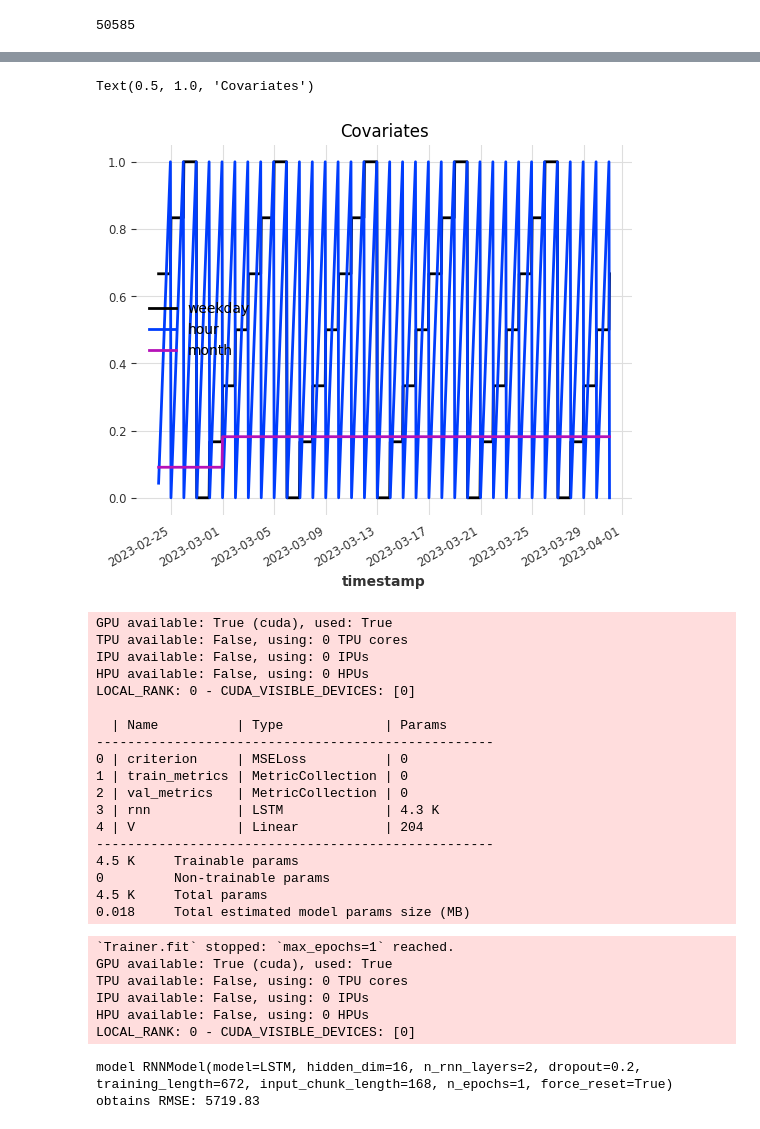
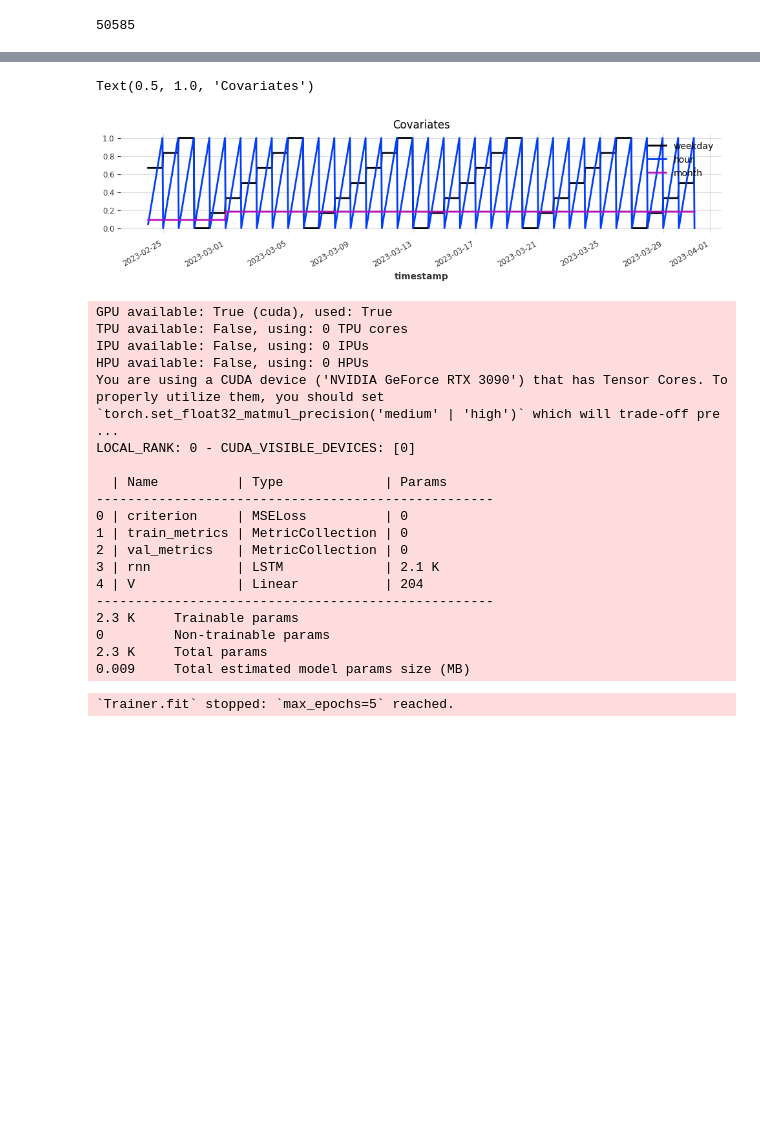
Before and after one commit to porscheofficial/sustainable-charging, a Jupyter notebook: time-series-model/notebooks/lstm_training.ipynb, the cells around one changed output, grey strips where cells are left out. Drawn from its saved outputs; the diff is of its cells as text; code cells hidden in the pictures; blank space fills up the shorter version.

Commit message:
Upload better lstm training and preliminary model

```diff
--- a/time-series-model/notebooks/lstm_training.ipynb
+++ b/time-series-model/notebooks/lstm_training.ipynb
@@ -57,7 +38,8 @@ data.set_index("timestamp", inplace=True)
 data = data[data.columns].astype(float)
 series = TimeSeries.from_dataframe(data, fill_missing_dates=True, fillna_value=0)
 
-#series = Scaler().fit_transform(series)
+data_scaler = Scaler()
+series = data_scaler.fit_transform(series)
 
 test_split = 0.15
 val_split=0.15
@@ -85,22 +67,22 @@ Text(0.5, 1.0, 'Data')
 # %%
 weekday = datetime_attribute_timeseries(series, attribute="weekday")
 month = datetime_attribute_timeseries(series, attribute="month")
 hour = datetime_attribute_timeseries(series, attribute="hour")
 covariates = weekday.stack(hour).stack(month)
 
 scaler_covariates = Scaler()
 covariates = scaler_covariates.fit_transform(
     covariates
 )
 
-plt.figure()
+plt.figure(figsize=(12,2))
 covariates[-5*7*24:].plot()
 plt.title("Covariates")
 # %% [output]
 Text(0.5, 1.0, 'Covariates')
-[figure, old version]
+[figure, new version]
 # %%
-def eval_model(model):
+def get_covariate_args(model):
 
     covariate_args = {}
     covariate_args_inference = {}
@@ -113,24 +95,22 @@ def eval_model(model):
         covariate_args['val_future_covariates'] = covariates
         covariate_args_inference['future_covariates'] = covariates
 
+    return covariate_args, covariate_args_inference
+
+
+def fit_model(model):
+    covariate_args = get_covariate_args(model)[0]
     model.fit(series=train, val_series=val, **covariate_args)
-    forecast = model.predict(len(test), series=val, **covariate_args_inference)
 
-    test_rmse = rmse(test, forecast)
-    print(f"model {model} obtains RMSE: {test_rmse:.2f}")
 
-    #plt.figure()
-    #forecast[:7*24].plot()
-    #test[:7*24].plot()
-    #plt.title(str(model))
-    #plt.show()
-
-eval_model(RNNModel(model="LSTM", input_chunk_length=24*7, training_length=24*7*4, hidden_dim=16, dropout=0.2, n_rnn_layers=2, n_epochs=1, force_reset=True))
+lstm_model = RNNModel(model="LSTM", input_chunk_length=24*7, training_length=24*7*4, hidden_dim=16, dropout=0.2, n_rnn_layers=1, n_epochs=5, force_reset=True)
+fit_model(lstm_model)
 # %% [output]
 GPU available: True (cuda), used: True
 TPU available: False, using: 0 TPU cores
 IPU available: False, using: 0 IPUs
 HPU available: False, using: 0 HPUs
+You are using a CUDA device ('NVIDIA GeForce RTX 3090') that has Tensor Cores. To properly utilize them, you should set `torch.set_float32_matmul_precision('medium' | 'high')` which will trade-off pre ...
 LOCAL_RANK: 0 - CUDA_VISIBLE_DEVICES: [0]
 
   | Name          | Type             | Params
@@ -138,17 +118,11 @@ LOCAL_RANK: 0 - CUDA_VISIBLE_DEVICES: [0]
 0 | criterion     | MSELoss          | 0
 1 | train_metrics | MetricCollection | 0
 2 | val_metrics   | MetricCollection | 0
-3 | rnn           | LSTM             | 4.3 K
+3 | rnn           | LSTM             | 2.1 K
 4 | V             | Linear           | 204
 ---------------------------------------------------
-4.5 K     Trainable params
+2.3 K     Trainable params
 0         Non-trainable params
-4.5 K     Total params
-0.018     Total estimated model params size (MB)
+2.3 K     Total params
+0.009     Total estimated model params size (MB)
-`Trainer.fit` stopped: `max_epochs=1` reached.
-GPU available: True (cuda), used: True
-TPU available: False, using: 0 TPU cores
-IPU available: False, using: 0 IPUs
-HPU available: False, using: 0 HPUs
-LOCAL_RANK: 0 - CUDA_VISIBLE_DEVICES: [0]
+`Trainer.fit` stopped: `max_epochs=5` reached.
-model RNNModel(model=LSTM, hidden_dim=16, n_rnn_layers=2, dropout=0.2, training_length=672, input_chunk_length=168, n_epochs=1, force_reset=True) obtains RMSE: 5719.83
```
Also changed, not shown: parts of 6 cells of this notebook, 2 other files.
